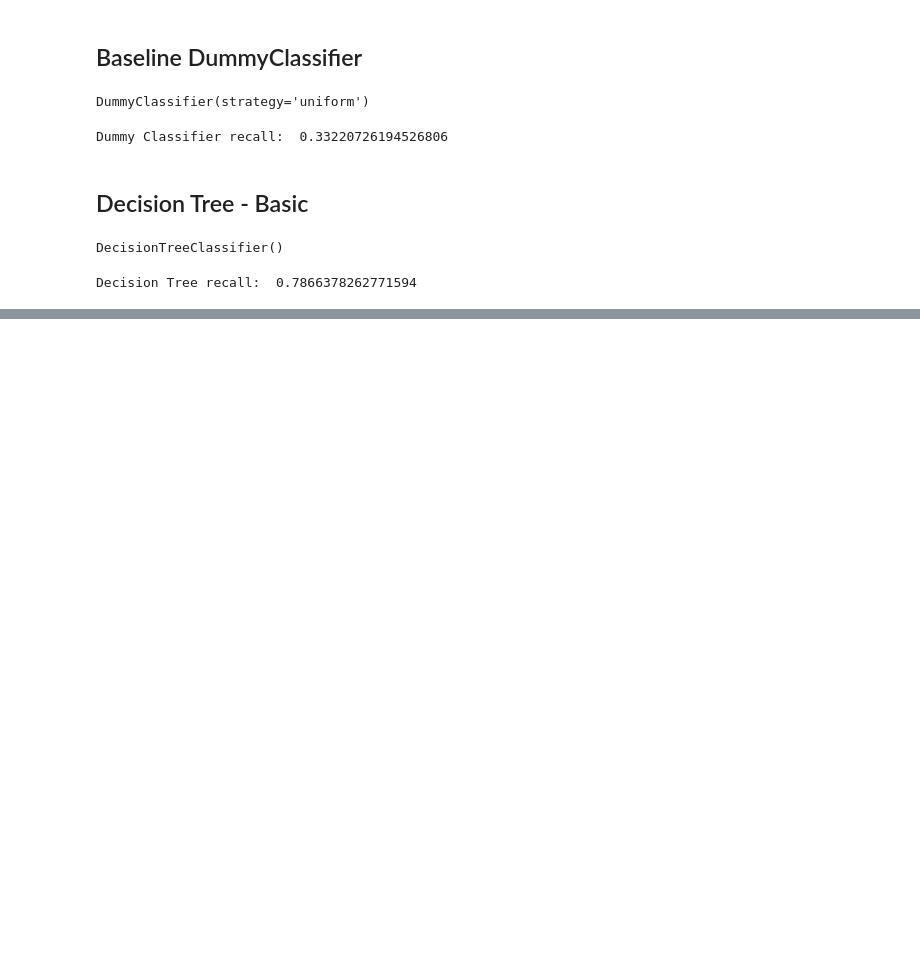
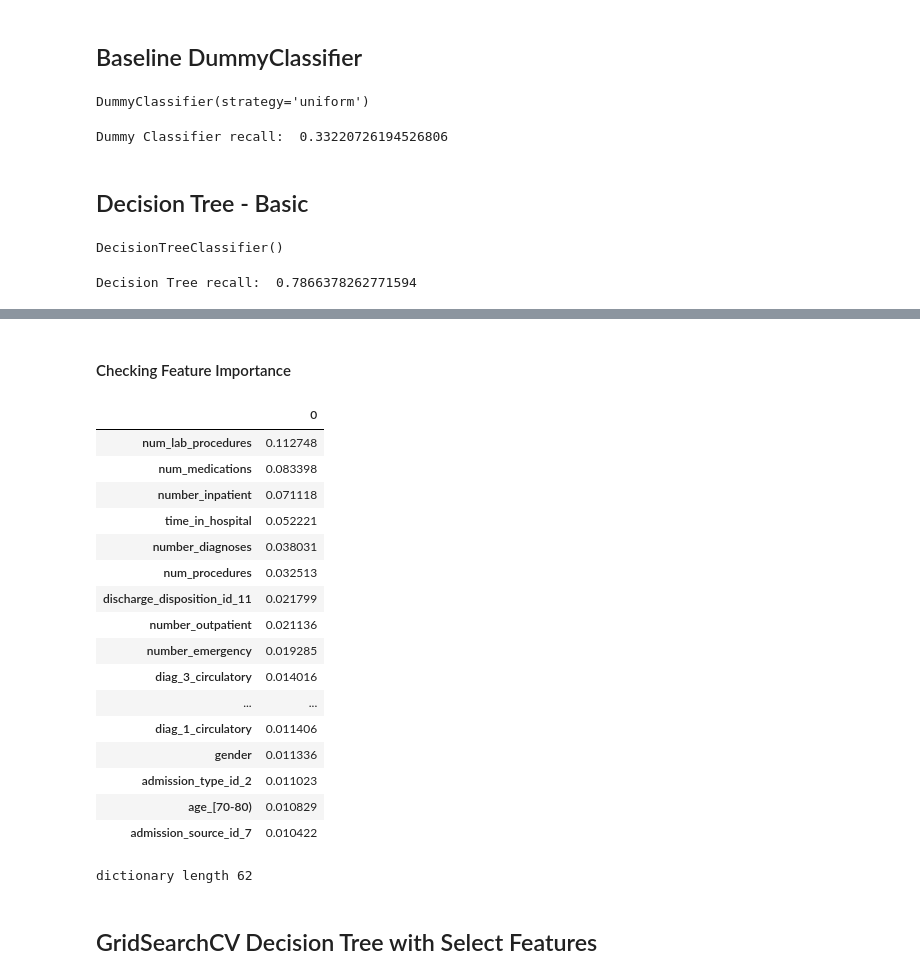
Before and after one commit to yunghanjeong/diabetic_readmission_prediction, a Jupyter notebook: notebooks/diabetes_readmission_model.ipynb, the cells around one changed output, grey strips where cells are left out. Drawn from its saved outputs; the diff is of its cells as text; code cells hidden in the pictures; blank space fills up the shorter version.

Commit message:
finalized decision tree model

```diff
--- a/notebooks/diabetes_readmission_model.ipynb
+++ b/notebooks/diabetes_readmission_model.ipynb
@@ -119,0 +132,11 @@ print("Decision Tree Test recall: ", tree_recall)
+# %%
+tree_clf = DecisionTreeClassifier()
+# %%
+tree_param = {"max_depth":range(15,31,5),
+              "min_samples_split":range(25,101,25),
+              "max_features":range(10, 41, 5)
+              }
+# %%
+grid_tree = GridSearchCV(tree_clf, param_grid=tree_param, cv=10, scoring="recall_micro", n_jobs=-1, verbose=1)
+# %%
+grid_tree.fit(X_train, y_train)
@@ -119,0 +218,35 @@ print("Decision Tree Test recall: ", tree_recall)
+# %% [markdown]
+#### Checking Feature Importance
+# %%
+feature_imp = dict(zip(X.columns, grid_tree.best_estimator_.feature_importances_)) #get feature importance
+sorted_feature = {k: v for k, v in sorted(feature_imp.items(), key=lambda item: item[1], reverse=True)} #sort descending
+feature_df = pd.DataFrame(sorted_feature, index=[0]) # push to dataframe for better visualization
+feature_df.transpose()[:20]
+# %% [output]
+|  | 0 |
+| num_lab_procedures | 0.112748 |
+| num_medications | 0.083398 |
+| number_inpatient | 0.071118 |
+| time_in_hospital | 0.052221 |
+| number_diagnoses | 0.038031 |
+| num_procedures | 0.032513 |
+| discharge_disposition_id_11 | 0.021799 |
+| number_outpatient | 0.021136 |
+| number_emergency | 0.019285 |
+| diag_3_circulatory | 0.014016 |
+| ... | ... |
+| diag_1_circulatory | 0.011406 |
+| gender | 0.011336 |
+| admission_type_id_2 | 0.011023 |
+| age_[70-80) | 0.010829 |
+| admission_source_id_7 | 0.010422 |
+# %%
+n = 0.005 #set comparison threshold
+feature_imp = dict(zip(X.columns, grid_tree.best_estimator_.feature_importances_))
+nozero_feature = {k: v for k, v in sorted(feature_imp.items(), key=lambda item: item[1], reverse=True) if round(v,3) >=n}
+print("dictionary length", len(nozero_feature)) #check how many there are in this dictionary
+important_features = list(nozero_feature.keys())
+# %% [output]
+dictionary length 62
+# %% [markdown]
+## GridSearchCV Decision Tree with Select Features
```
Also changed, not shown: parts of 23 cells of this notebook, 3 other files.
